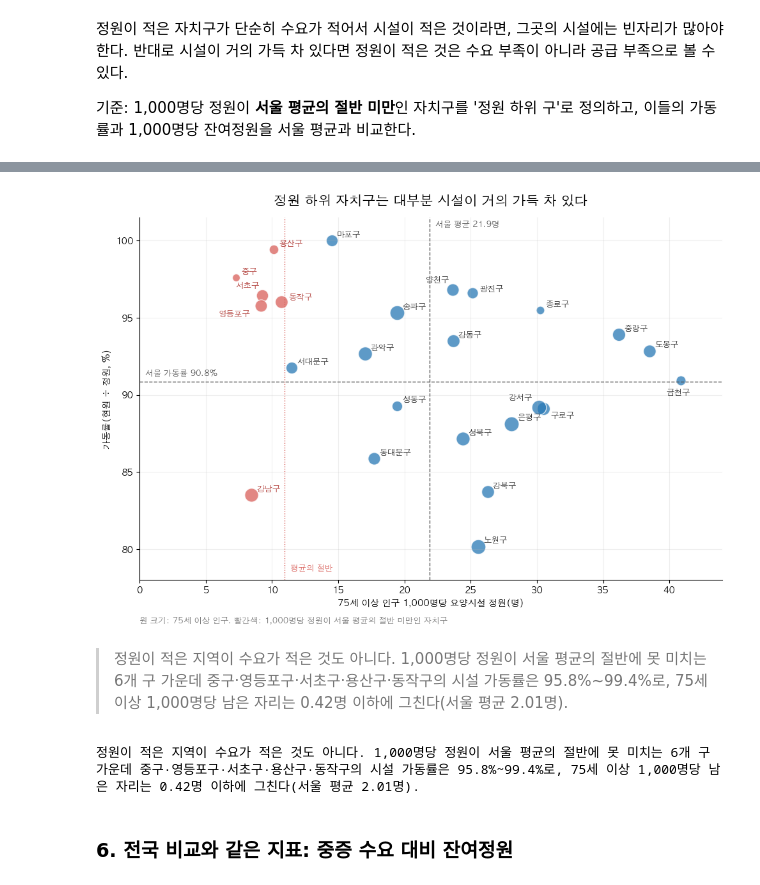
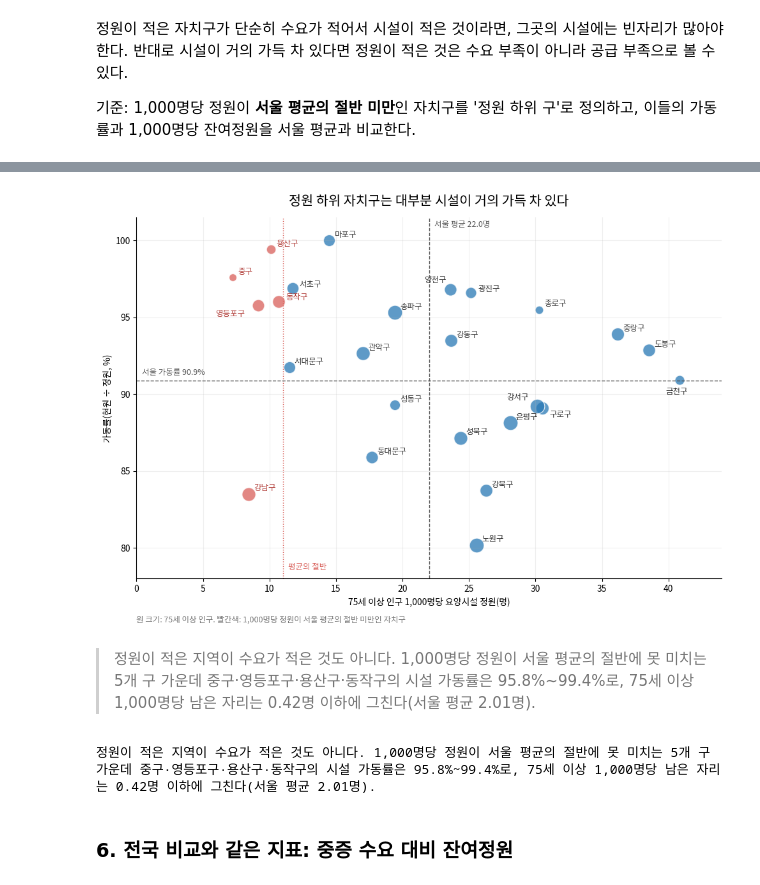
Before and after one commit to SID12g/uos-stat-data, a Jupyter notebook: 서울시 자치구별 75세 이상 인구 대비 요양시설 정원/main.ipynb, the cells around one changed output, grey strips where cells are left out. Drawn from its saved outputs; the diff is of its cells as text; code cells hidden in the pictures.

Commit message:
`서울시 자치구별 75세 이상 인구 대비 요양시설 정원` 법정동명 결측 소재지 보완
Co-Authored-By: Claude Opus 5 <noreply@anthropic.com>

```diff
--- a/서울시 자치구별 75세 이상 인구 대비 요양시설 정원/main.ipynb
+++ b/서울시 자치구별 75세 이상 인구 대비 요양시설 정원/main.ipynb
@@ -58,9 +60,12 @@ capacity = pd.read_excel(
     FACILITY_FILE, sheet_name="입소인원", dtype={"장기요양기관코드": str}
 )
 
-general[["시도", "자치구"]] = general["시도 시군구 법정동명"].str.extract(
-    r"^(\S+)\s+(\S+)"
-)
+# 법정동명이 빈 기관은 상세주소로 보완한다.
+region = general["시도 시군구 법정동명"].str.extract(r"^(\S+)\s+(\S+)")
+region_fallback = general["기관별 상세주소"].str.extract(r"^(\S+)\s+(\S+)")
+general["시도"] = region[0].fillna(region_fallback[0])
+general["자치구"] = region[1].fillna(region_fallback[1])
+recovered = general.loc[region[0].isna() & general["시도"].notna(), "장기요양기관코드"]
 
 RESIDENTIAL_CODES = ["A01", "A02", "A03", "A04", "A05"]
 seoul_facilities = general.loc[
@@ -83,6 +88,14 @@ facility_by_gu = (
 )
 
 assert residential["장기요양기관코드"].notna().all()
+all_residential = capacity.loc[capacity["기관유형코드"].isin(RESIDENTIAL_CODES)]
+assert general.loc[
+    general["장기요양기관코드"].isin(all_residential["장기요양기관코드"]), "시도"
+].notna().all()
+print(
+    f"상세주소로 소재지를 보완한 기관: {len(recovered)}곳 "
+    f"(서울 입소시설 {residential['장기요양기관코드'].isin(recovered).sum()}곳)"
+)
 assert facility_by_gu["자치구"].nunique() == 25
 
 display(
@@ -288,7 +301,7 @@ display(
 # %%
 # 라벨 겹침 방지용 위치 조정
 LABEL_OFFSET = {
-    "서초구": (-30, 8), "영등포구": (-48, -12), "동작구": (8, 2),
+    "서초구": (8, 2), "영등포구": (-48, -12), "동작구": (8, 2),
     "강서구": (-34, 8), "구로구": (8, -10), "양천구": (-30, 8),
     "광진구": (8, 2), "금천구": (-16, -16),
 }
@@ -298,34 +311,34 @@ for _, row in analysis.iterrows():
     is_low = row["자치구"] in low_names
     ax.scatter(
         row["75세이상_천명당_정원"], row["정원대비_현원률"] * 100,
         s=row["75세이상_인구"] / 150,
         color="#D95F59" if is_low else "#2878B5",
         alpha=0.75, edgecolor="white", linewidth=1,
     )
     ax.annotate(
         row["자치구"], (row["75세이상_천명당_정원"], row["정원대비_현원률"] * 100),
         xytext=LABEL_OFFSET.get(row["자치구"], (6, 4)), textcoords="offset points", fontsize=9,
         color="#B03A35" if is_low else "#333333",
     )
 ax.axvline(seoul_rate, color="#555555", linestyle="--", linewidth=1)
 ax.axvline(seoul_rate / 2, color="#D95F59", linestyle=":", linewidth=1)
 ax.axhline(seoul_occupancy * 100, color="#555555", linestyle="--", linewidth=1)
 ax.text(seoul_rate + 0.4, 100.9, f"서울 평균 {seoul_rate:.1f}명", fontsize=9, color="#555555")
 ax.text(seoul_rate / 2 + 0.4, 78.6, "평균의 절반", fontsize=9, color="#D95F59")
 ax.text(0.4, seoul_occupancy * 100 + 0.4, f"서울 가동률 {seoul_occupancy:.1%}", fontsize=9, color="#555555")
 ax.set_title("정원 하위 자치구는 대부분 시설이 거의 가득 차 있다", fontsize=15, pad=14)
 ax.set_xlabel("75세 이상 인구 1,000명당 요양시설 정원(명)")
 ax.set_ylabel("가동률(현원 ÷ 정원, %)")
 ax.set_xlim(0, 44)
 ax.set_ylim(78, 101.5)
 ax.grid(alpha=0.2)
 ax.spines[["top", "right"]].set_visible(False)
 ax.text(0, -0.12, "원 크기: 75세 이상 인구. 빨간색: 1,000명당 정원이 서울 평균의 절반 미만인 자치구",
         transform=ax.transAxes, fontsize=9, color="#777777")
 plt.tight_layout()
 plt.show()
 # %% [output]
-[figure, old version]
+[figure, new version]
 # %%
 def join_gu(names):
     return "·".join(names)
@@ -342,8 +355,8 @@ supplement = (
 display(Markdown(f"> {supplement}"))
 print(supplement)
 # %% [output]
-> 정원이 적은 지역이 수요가 적은 것도 아니다. 1,000명당 정원이 서울 평균의 절반에 못 미치는 6개 구 가운데 중구·영등포구·서초구·용산구·동작구의 시설 가동률은 95.8%~99.4%로, 75세 이상 1,000명당 남은 자리는 0.42명 이하에 그친다(서울 평균 2.01명).
+> 정원이 적은 지역이 수요가 적은 것도 아니다. 1,000명당 정원이 서울 평균의 절반에 못 미치는 5개 구 가운데 중구·영등포구·용산구·동작구의 시설 가동률은 95.8%~99.4%로, 75세 이상 1,000명당 남은 자리는 0.42명 이하에 그친다(서울 평균 2.01명).
-정원이 적은 지역이 수요가 적은 것도 아니다. 1,000명당 정원이 서울 평균의 절반에 못 미치는 6개 구 가운데 중구·영등포구·서초구·용산구·동작구의 시설 가동률은 95.8%~99.4%로, 75세 이상 1,000명당 남은 자리는 0.42명 이하에 그친다(서울 평균 2.01명).
+정원이 적은 지역이 수요가 적은 것도 아니다. 1,000명당 정원이 서울 평균의 절반에 못 미치는 5개 구 가운데 중구·영등포구·용산구·동작구의 시설 가동률은 95.8%~99.4%로, 75세 이상 1,000명당 남은 자리는 0.42명 이하에 그친다(서울 평균 2.01명).
 # %% [markdown]
 ### 6. 전국 비교와 같은 지표: 중증 수요 대비 잔여정원
 # %% [markdown]
```
Also changed, not shown: parts of 13 cells of this notebook.
